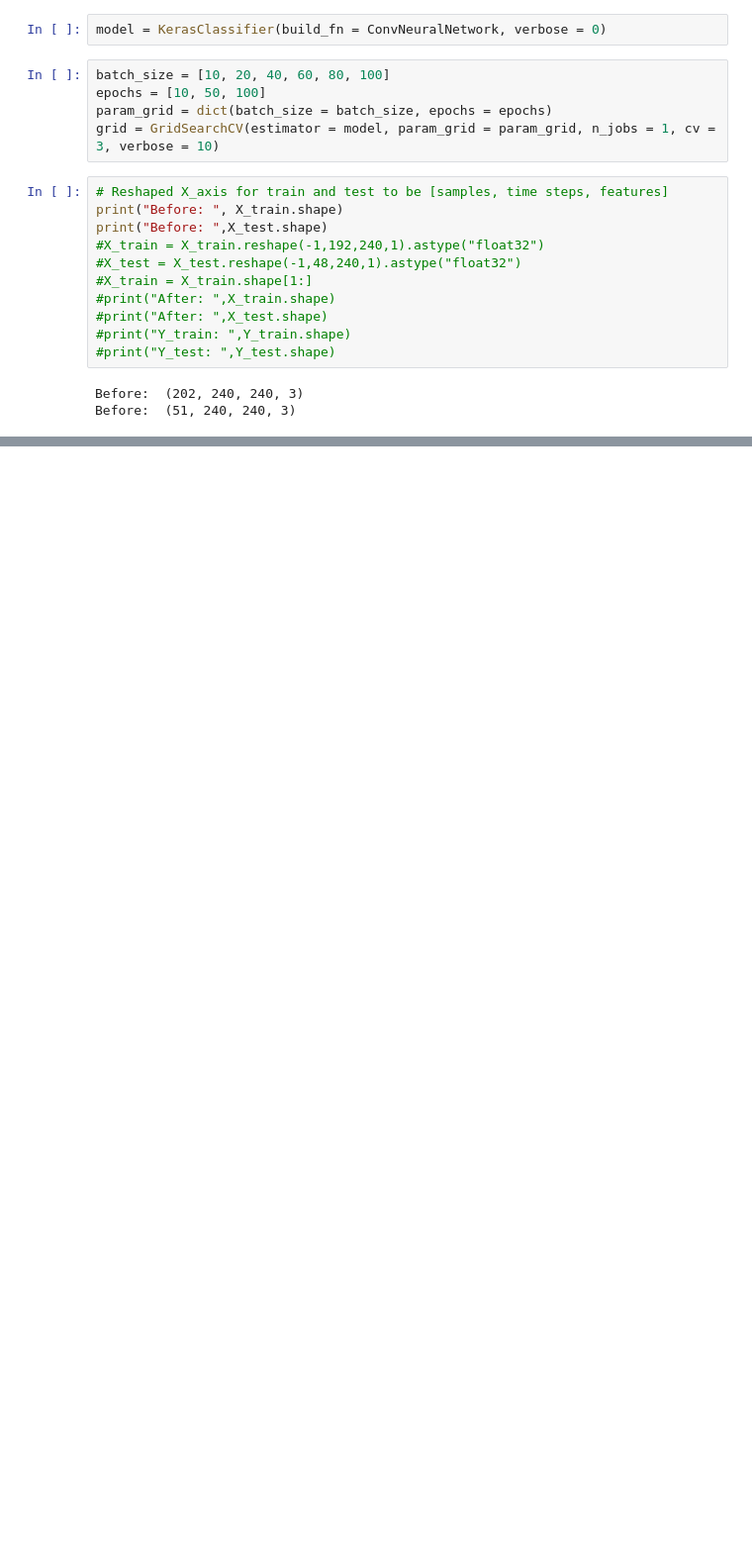
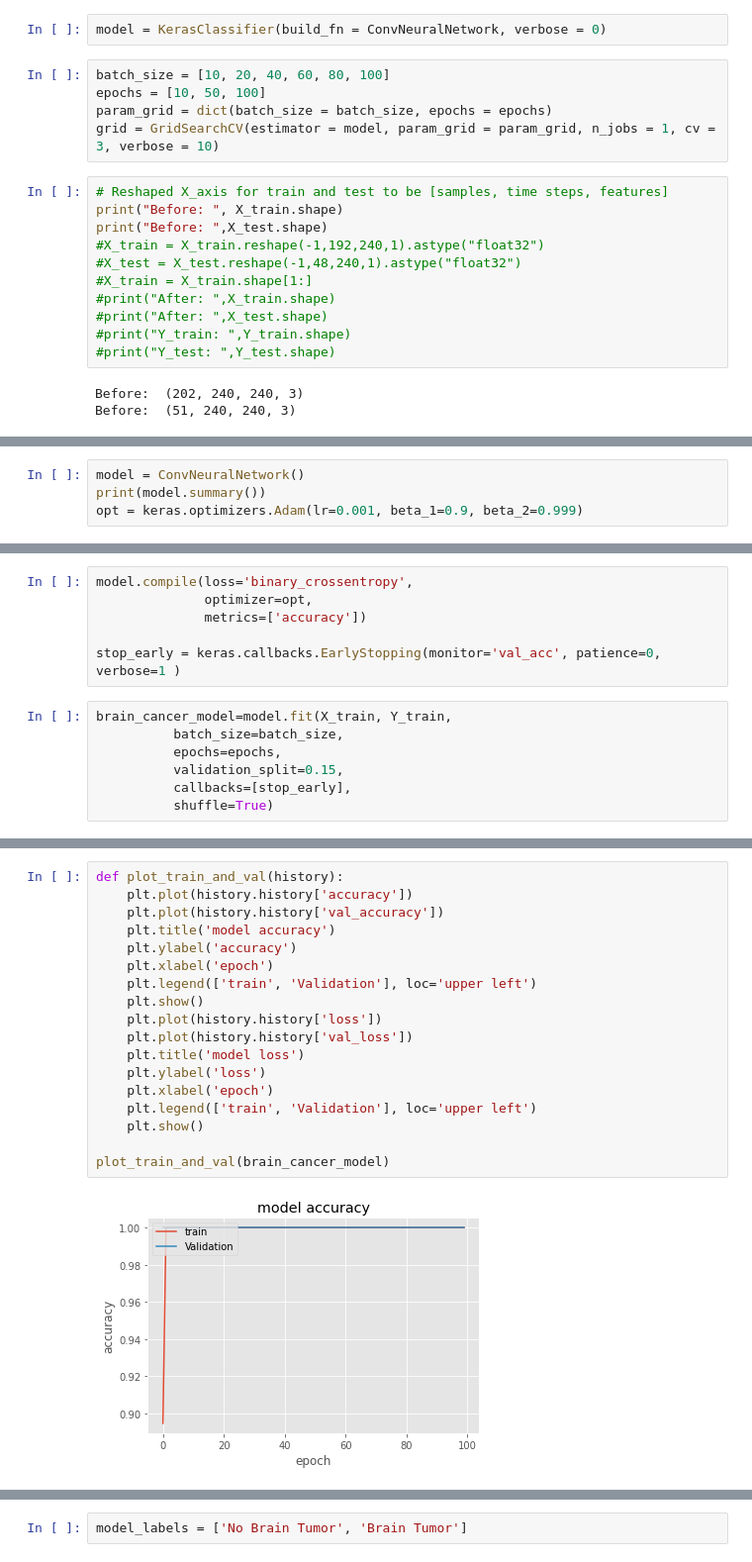
Before and after one commit to RonaldsonBellande/Healthcare-Data-Analytics, a Jupyter notebook: Disease Analysis/Brain_Tumor/Brain_Tumor.ipynb, the cells around one changed output, grey strips where cells are left out. Shown at 99% size. Cells and saved outputs as stored; diff of their text form; blank space fills up the shorter version.

```diff
--- a/Disease Analysis/Brain_Tumor/Brain_Tumor.ipynb
+++ b/Disease Analysis/Brain_Tumor/Brain_Tumor.ipynb
@@ -404,0 +482,4 @@ plot_model(brain_cancer_model)
+# %%
+model = ConvNeuralNetwork()
+print(model.summary())
+opt = keras.optimizers.Adam(lr=0.001, beta_1=0.9, beta_2=0.999)
@@ -404,0 +504,13 @@ plot_model(brain_cancer_model)
+# %%
+model.compile(loss='binary_crossentropy',
+              optimizer=opt,
+              metrics=['accuracy'])
+
+stop_early = keras.callbacks.EarlyStopping(monitor='val_acc', patience=0, verbose=1 )
+# %%
+brain_cancer_model=model.fit(X_train, Y_train,
+          batch_size=batch_size,
+          epochs=epochs,
+          validation_split=0.15,
+          callbacks=[stop_early],
+          shuffle=True)
@@ -404,0 +543,20 @@ plot_model(brain_cancer_model)
+# %%
+def plot_train_and_val(history):
+    plt.plot(history.history['accuracy'])
+    plt.plot(history.history['val_accuracy'])
+    plt.title('model accuracy')
+    plt.ylabel('accuracy')
+    plt.xlabel('epoch')
+    plt.legend(['train', 'Validation'], loc='upper left')
+    plt.show()
+    plt.plot(history.history['loss'])
+    plt.plot(history.history['val_loss'])
+    plt.title('model loss')
+    plt.ylabel('loss')
+    plt.xlabel('epoch')
+    plt.legend(['train', 'Validation'], loc='upper left')
+    plt.show()
+
+plot_train_and_val(brain_cancer_model)
+# %% [output]
+[figure, added]
@@ -404,0 +564,2 @@ plot_model(brain_cancer_model)
+# %%
+model_labels = ['No Brain Tumor', 'Brain Tumor']
```
Also changed, not shown: parts of 25 cells of this notebook.
